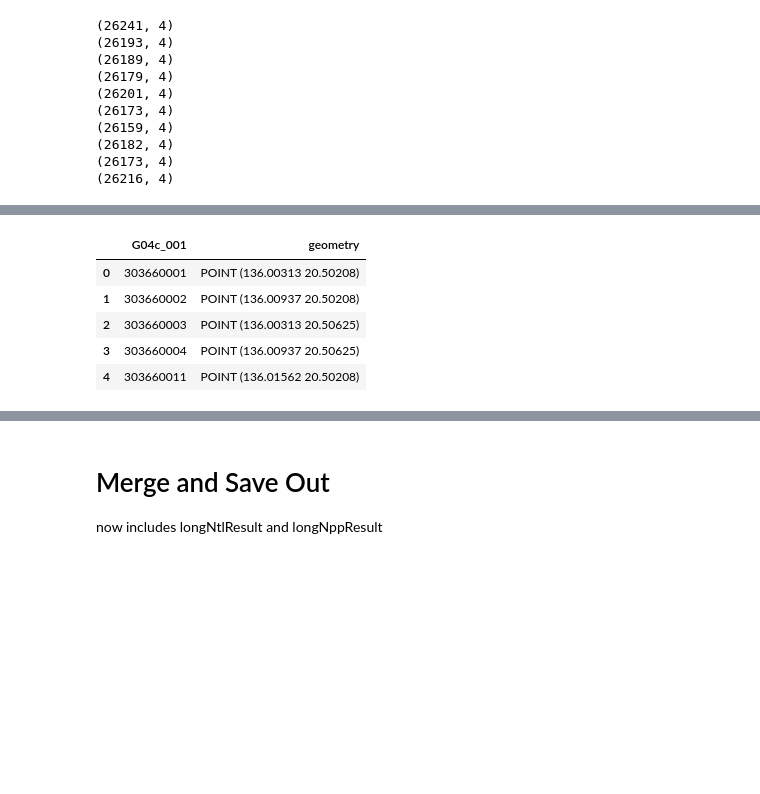
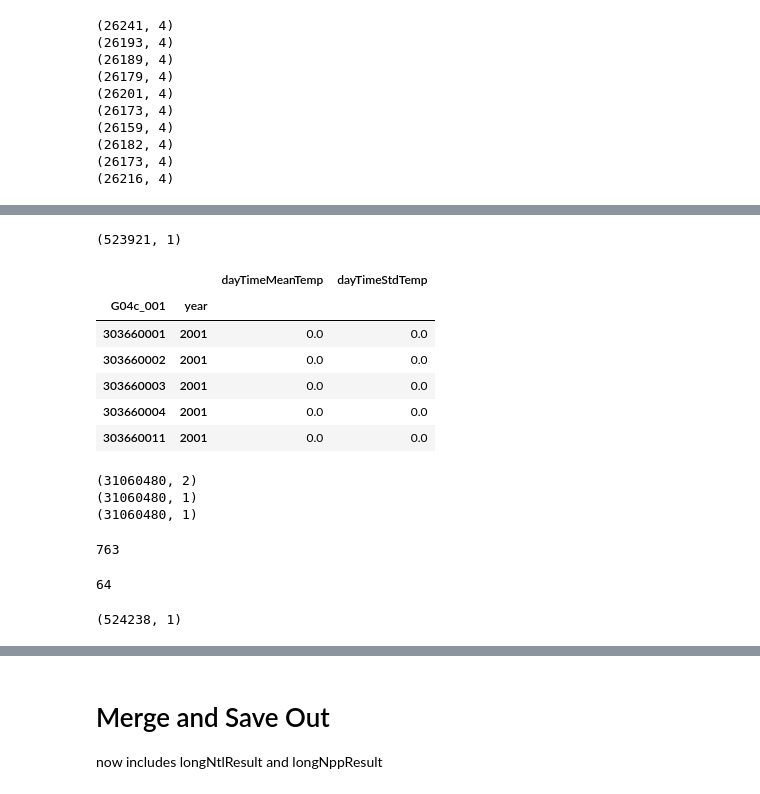
Before and after one commit to MichaelChaoLi-cpu/JapanPop, a Jupyter notebook: 01_PyCode/25_DW_NppNtlPrecipitationTemperature_v1.ipynb, the cells around one changed output, grey strips where cells are left out. Cells and saved outputs as stored; diff of their text form; code cells hidden in the pictures; blank space fills up the shorter version.

Commit message:
B: finish temp data and download mesh data; revise 25_DW and create 26_DW; done

```diff
--- a/01_PyCode/25_DW_NppNtlPrecipitationTemperature_v1.ipynb
+++ b/01_PyCode/25_DW_NppNtlPrecipitationTemperature_v1.ipynb
@@ -883,12 +893,41 @@ mergeDayTimeTempStdResult = mergeParallelDf(dayTimeTempStdResult)
 mergeDayTimeTempStdResult = pd.DataFrame(mergeDayTimeTempStdResult.drop(columns='geometry'))
 mergeDayTimeTempStdResult = mergeDayTimeTempStdResult[['G04c_001', 'dayTimeStdTemp', 'year']]
 mergeDayTimeTempStdResult = mergeDayTimeTempStdResult.set_index(['G04c_001', 'year'])
+# %%
+mergeDayTimeTempStdResult[pd.isna(mergeDayTimeTempStdResult['dayTimeStdTemp'])].shape
+# %% [output]
+(523921, 1)
+# %%
+mergeDayTimeTempStdResult['dayTimeStdTemp'] = mergeDayTimeTempStdResult['dayTimeStdTemp'].fillna(0)
+# %%
+mergeDayTimeTempResult = pd.concat([mergeDayTimeTempMeanResult, mergeDayTimeTempStdResult], axis=1)
 # %%
-coords_extration.head()
+mergeDayTimeTempResult.head()
 # %% [output]
-|  | G04c_001 | geometry |
-| 0 | 303660001 | POINT (136.00313 20.50208) |
-| 1 | 303660002 | POINT (136.00937 20.50208) |
-| 2 | 303660003 | POINT (136.00313 20.50625) |
-| 3 | 303660004 | POINT (136.00937 20.50625) |
-| 4 | 303660011 | POINT (136.01562 20.50208) |
+|  |  | dayTimeMeanTemp | dayTimeStdTemp |
+| G04c_001 | year |  |  |
+| 303660001 | 2001 | 0.0 | 0.0 |
+| 303660002 | 2001 | 0.0 | 0.0 |
+| 303660003 | 2001 | 0.0 | 0.0 |
+| 303660004 | 2001 | 0.0 | 0.0 |
+| 303660011 | 2001 | 0.0 | 0.0 |
+# %%
+print(mergeDayTimeTempResult.shape)
+print(mergeDayTimeTempMeanResult.shape)
+print(mergeDayTimeTempStdResult.shape)
+# %% [output]
+(31060480, 2)
+(31060480, 1)
+(31060480, 1)
+# %%
+del dayTimeTempStdResult
+gc.collect()
+# %% [output]
+763
+# %%
+del mergeDayTimeTempMeanResult
+del mergeDayTimeTempStdResult
+
+gc.collect()
+# %% [output]
+64
@@ -894,0 +941,4 @@ coords_extration.head()
+# %%
+mergeNightTimeTempMeanResult[pd.isna(mergeNightTimeTempMeanResult['nightTimeMeanTemp'])].shape
+# %% [output]
+(524238, 1)
```
Also changed, not shown: parts of 32 cells of this notebook, 1 other file.
